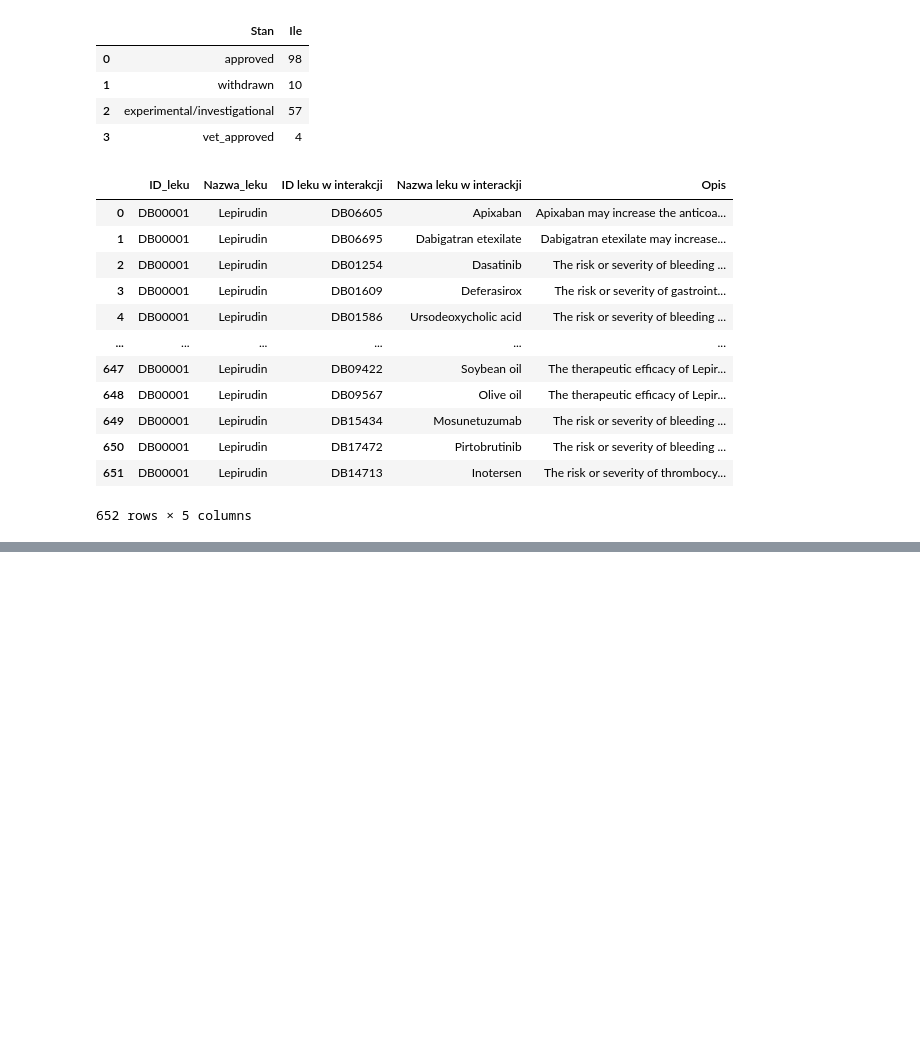
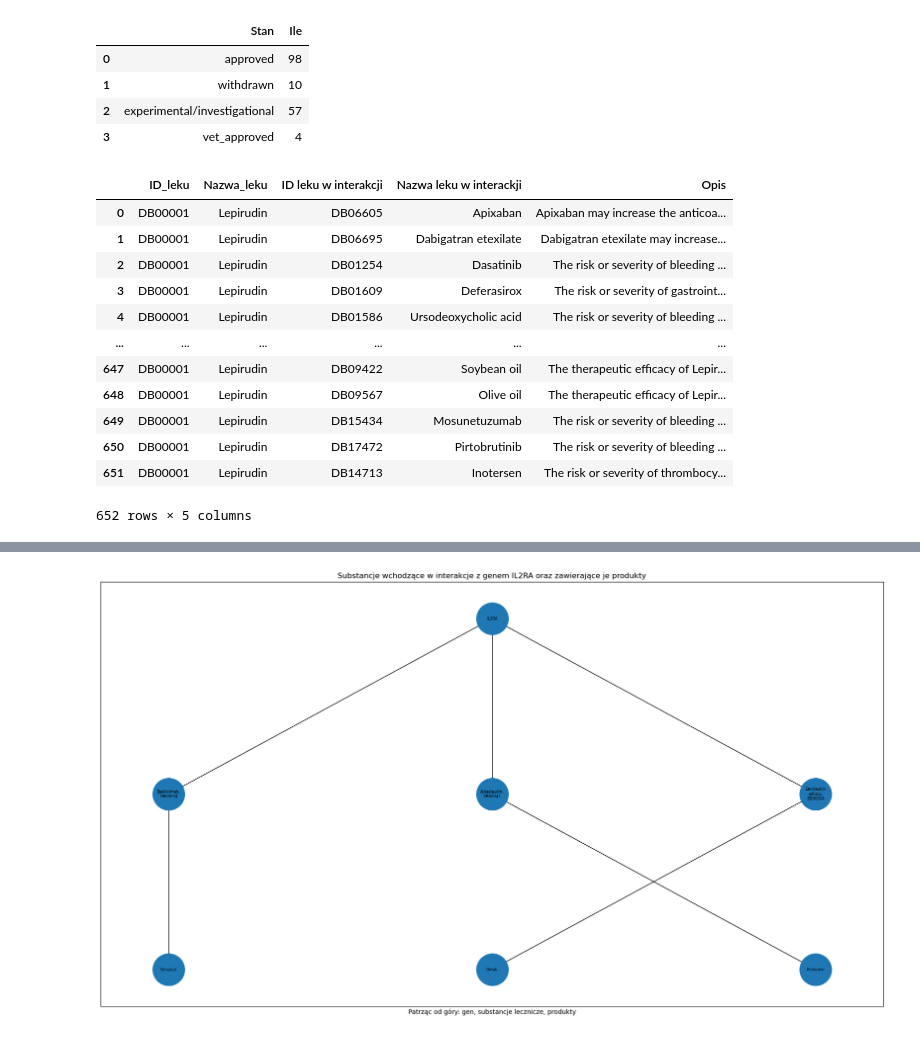
Before and after one commit to pstol123/drugbank-explorer, a Jupyter notebook: 1.ipynb, the cells around one changed output, grey strips where cells are left out. Drawn from its saved outputs; the diff is of its cells as text; code cells hidden in the pictures; blank space fills up the shorter version.

```diff
--- a/1.ipynb
+++ b/1.ipynb
@@ -610,7 +610,7 @@ data = soup.find_all(lambda lek: lek.name == 'drug' and lek.has_attr('xmlns'))
 wiersze = []
 for lek in data:
 
-    id_przeg = lek_przeg.find(lambda atr: atr.name == 'drugbank-id' and atr.has_attr('primary')).text
+    id = lek.find(lambda atr: atr.name == 'drugbank-id' and atr.has_attr('primary')).text
     grupy_interakcji = lek.find_all('drug-interactions')
 
     for grupa_interakcji in grupy_interakcji:
@@ -628,4 +628,4 @@ for lek in data:
 
             wiersze.append(interakcja_info)
 wynik = pd.DataFrame(wiersze)
-wiersze
+wynik
@@ -631,0 +646,88 @@ wiersze
+# %%
+from bs4 import BeautifulSoup
+import pandas as pd
+import networkx as nx
+import matplotlib.pyplot as plt
+
+with open("drugbank_partial.xml", 'r') as file:
+    xml_page = file.read()
+
+soup = BeautifulSoup(xml_page, 'xml')
+data = soup.find_all(lambda lek: lek.name == 'drug' and lek.has_attr('xmlns'))
+
+def wypelnij(pom):
+    if(pom is None):
+         return "Nieokreślono"
+    else:
+         if (pom.text == ''):
+              return "Nieokreślono"
+         return pom.text
+
+
+def zawijaj(nap):
+     for i in range(len(nap)):
+        if(nap[i] == ' '):
+            nap = nap[:i] + "\n" + nap[(i+1):]
+
+     return nap
+
+def prezentuj(id):
+     substancje = set()
+     prod = set()
+     krawedzie = set()
+     for lek in data:
+          grupy_targetow = lek.find_all('targets')
+          for grupa_targetow in grupy_targetow:
+               targety = grupa_targetow.find_all('target')
+
+          for target in targety:
+               lista_poli = target.findAll("polypeptide")
+
+               for poli in lista_poli:
+
+                    grupy_external = target.findAll('external-identifiers')
+                    gen_id = None
+                    for grupa_external in grupy_external:
+                         lista_external = grupa_external.findAll('external-identifier')
+                         for external in lista_external:
+                              if(external.find('resource').text == 'GenAtlas'):
+                                   gen_id = external.find('identifier').text
+                    if(gen_id == id):
+                         id_subst = zawijaj(lek.find('name').text + ', ' + lek.find(
+                              lambda atr: atr.name == 'drugbank-id' and atr.has_attr('primary')).text)
+                         substancje.add(id_subst)
+                         krawedzie.add((id_subst, id))
+                         produkty = lek.find_all('products')
+
+                         for lista_prod in produkty:
+                              produkty2 = lista_prod.find_all('product')
+
+                              for produkt in produkty2:
+                                   id_prod = zawijaj(produkt.find('name').text)
+                                   prod.add(id_prod)
+                                   krawedzie.add((id_subst, id_prod))
+
+     plt.figure(figsize=(22,12))
+
+     graph = nx.Graph()
+
+     graph.add_node(id, subset=2)
+     graph.add_nodes_from(substancje, subset=1)
+     graph.add_nodes_from(prod, subset=0)
+     graph.add_edges_from(krawedzie)
+     print(len(krawedzie))
+     pozycje = nx.multipartite_layout(graph)
+
+     for pozycja, (x, y) in pozycje.items():
+          pozycje[pozycja] = (y, x*2)
+
+     nx.draw_networkx_nodes(graph, pozycje, node_size=2500)
+     nx.draw_networkx_edges(graph, pozycje)
+     nx.draw_networkx_labels(graph, pozycje, font_size = 6)
+
+     plt.xlabel("Patrząc od góry: gen, substancje lecznicze, produkty")
+     plt.title('Substancje wchodzące w interakcje z genem ' + id + ' oraz zawierające je produkty')
+     plt.show()
+
+prezentuj('IL2RA')
+# %% [output]
@@ -631,0 +735 @@ wiersze
+[figure, added]
```
Also changed, not shown: parts of 3 cells of this notebook.
